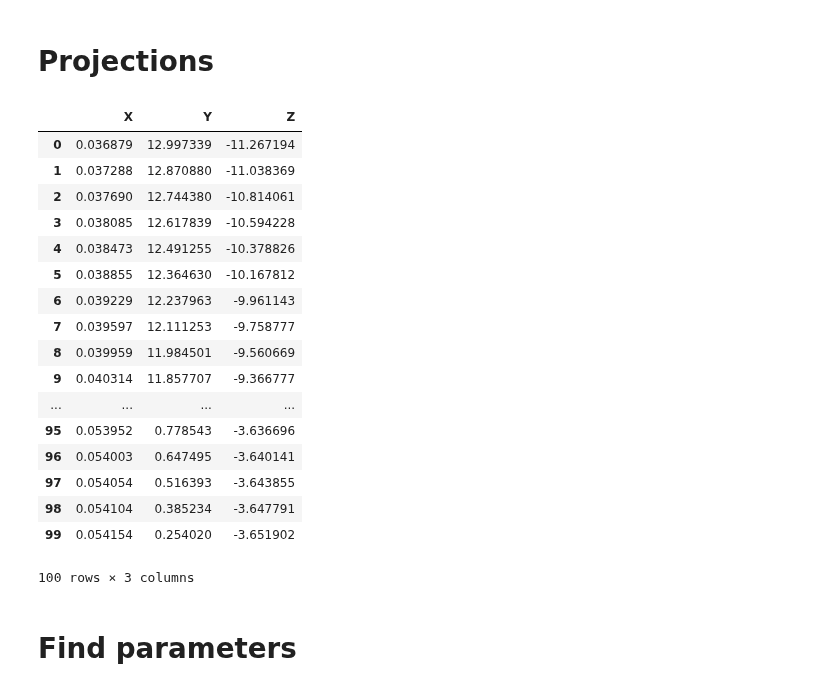
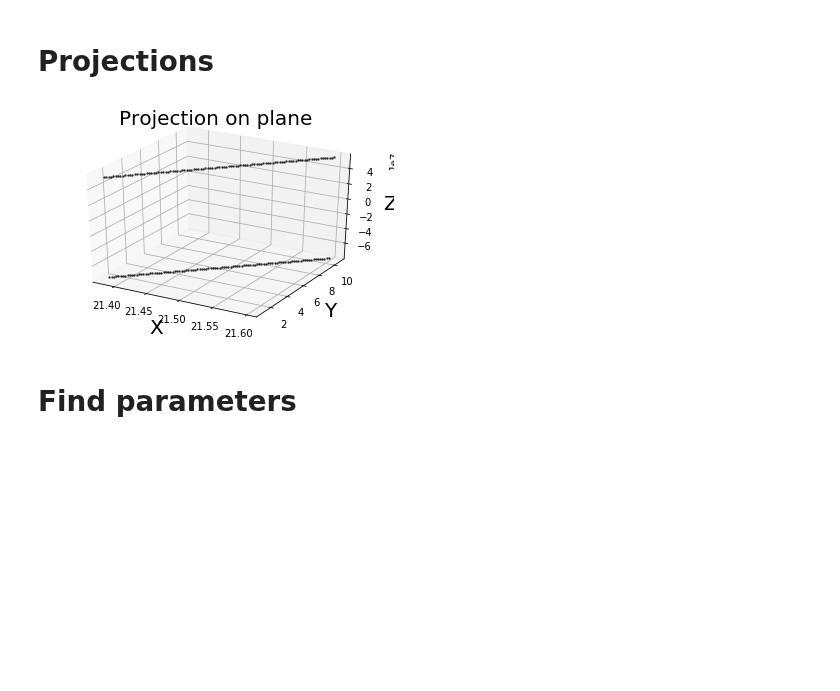
Before and after one commit to PaulineMauryL/PropellerProject, a Jupyter notebook: main.ipynb, the cells around one changed output. Cells and saved outputs as stored; diff of their text form; code cells hidden in the pictures; blank space fills up the shorter version.

Commit message:
projection plot not ok

```diff
--- a/main.ipynb
+++ b/main.ipynb
@@ -118,24 +61,9 @@ projection_right = interpolate_points(proj_right_df)
-# %%
-proj_right_df
-# %% [output]
-|  | X | Y | Z |
-| 0 | 0.036879 | 12.997339 | -11.267194 |
-| 1 | 0.037288 | 12.870880 | -11.038369 |
-| 2 | 0.037690 | 12.744380 | -10.814061 |
-| 3 | 0.038085 | 12.617839 | -10.594228 |
-| 4 | 0.038473 | 12.491255 | -10.378826 |
-| 5 | 0.038855 | 12.364630 | -10.167812 |
-| 6 | 0.039229 | 12.237963 | -9.961143 |
-| 7 | 0.039597 | 12.111253 | -9.758777 |
-| 8 | 0.039959 | 11.984501 | -9.560669 |
-| 9 | 0.040314 | 11.857707 | -9.366777 |
-| ... | ... | ... | ... |
-| 95 | 0.053952 | 0.778543 | -3.636696 |
-| 96 | 0.054003 | 0.647495 | -3.640141 |
-| 97 | 0.054054 | 0.516393 | -3.643855 |
-| 98 | 0.054104 | 0.385234 | -3.647791 |
-| 99 | 0.054154 | 0.254020 | -3.651902 |
-100 rows × 3 columns
+# %%
+popt_right, popt_left, right_projection_points, left_projection_points = projection_one_plane(up1, dn1, plan1, nb_points)
+# %%
+plot_projection_up_down(right_projection_points, left_projection_points)
+# %% [output]
+[figure, added]
 # %% [markdown]
 # Find parameters
 # %% [markdown]
```
Also changed, not shown: parts of 10 cells of this notebook, 2 other files.
